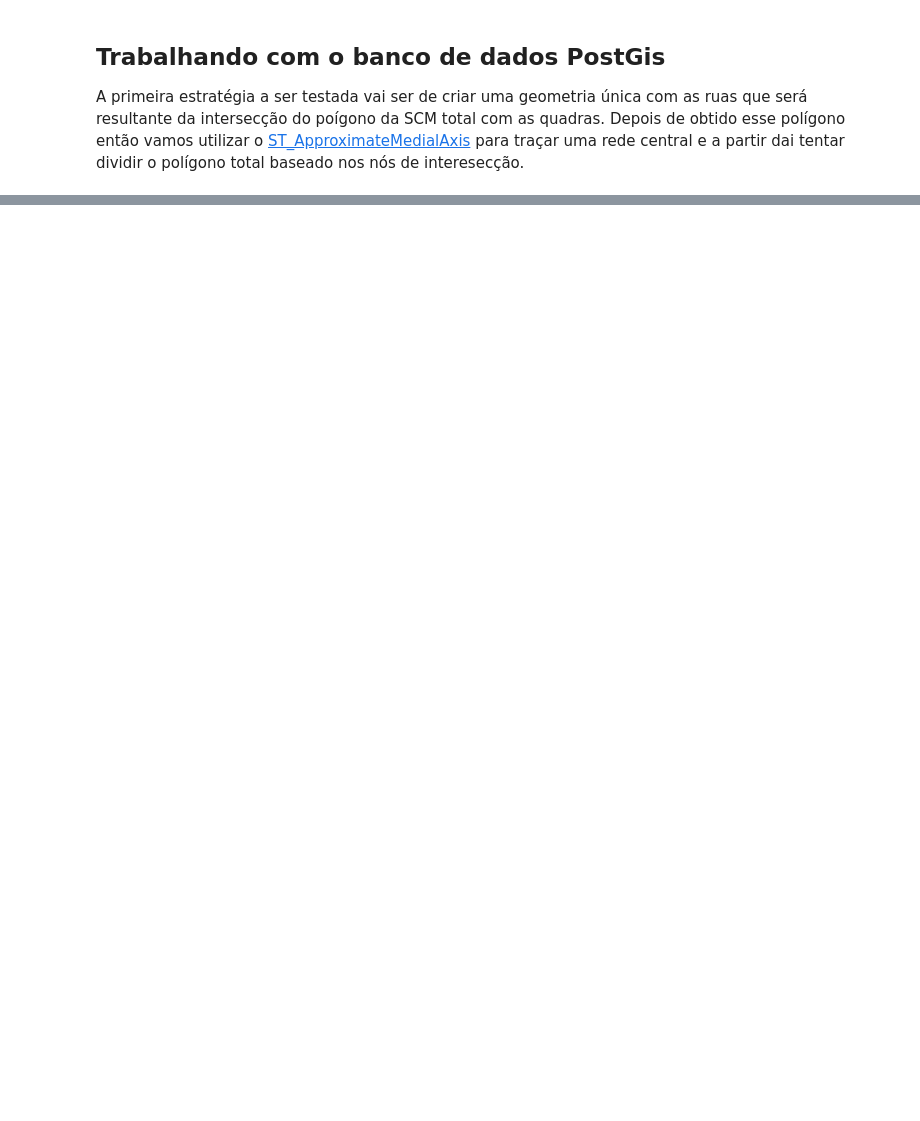
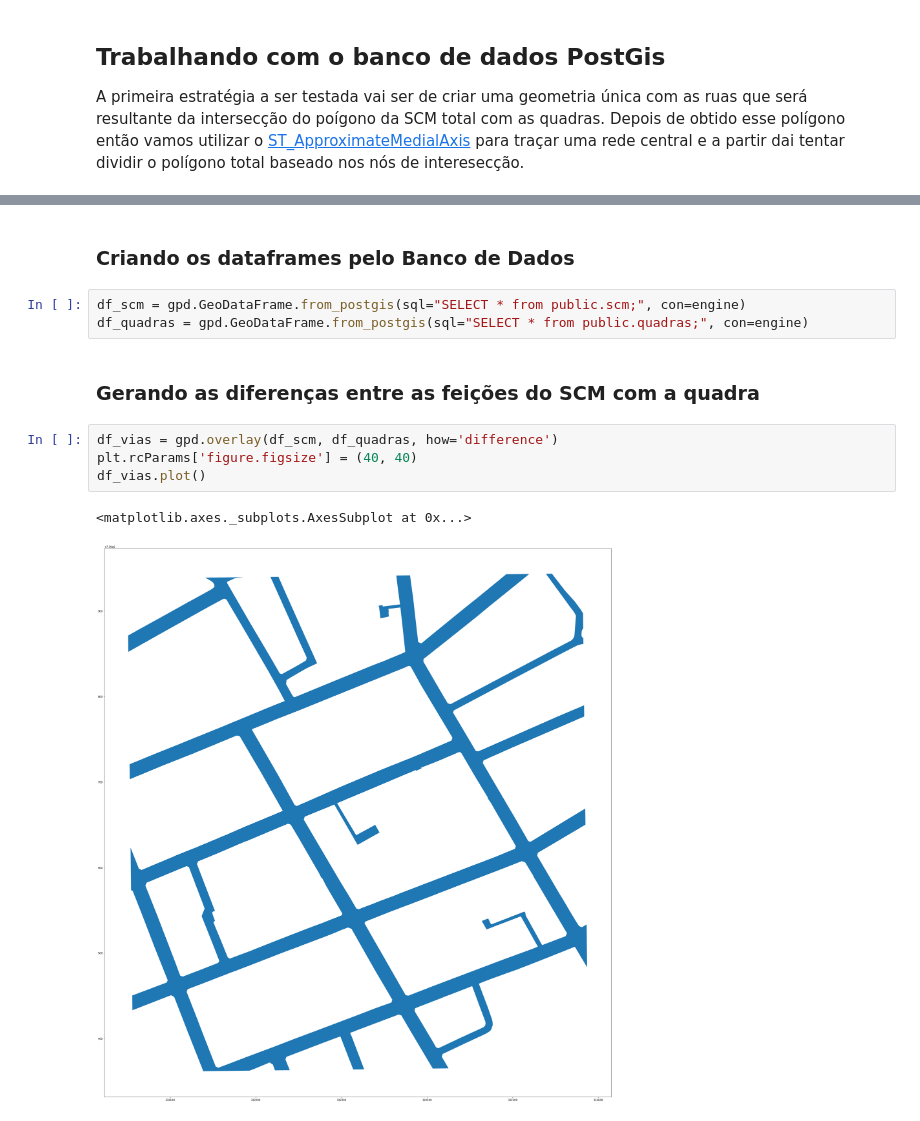
Before and after one commit to geoinfo-smdu/Poligono-de-vias, a Jupyter notebook: Gerando polígonos de vias no município de São Paulo.ipynb, the cells around one changed output, grey strips where cells are left out. Saved outputs shown, nothing was run; the diff lists cells and outputs as text; blank space fills up the shorter version.

Commit message:
gerando o poligono de vias sem cortar

```diff
--- a/Gerando polígonos de vias no município de São Paulo.ipynb
+++ b/Gerando polígonos de vias no município de São Paulo.ipynb
@@ -42,0 +47,14 @@ print (engine.table_names())
+# %% [markdown]
+### Criando os dataframes pelo Banco de Dados
+# %%
+df_scm = gpd.GeoDataFrame.from_postgis(sql="SELECT * from public.scm;", con=engine)
+df_quadras = gpd.GeoDataFrame.from_postgis(sql="SELECT * from public.quadras;", con=engine)
+# %% [markdown]
+### Gerando as diferenças entre as feições do SCM com a quadra
+# %%
+df_vias = gpd.overlay(df_scm, df_quadras, how='difference')
+plt.rcParams['figure.figsize'] = (40, 40)
+df_vias.plot()
+# %% [output]
+<matplotlib.axes._subplots.AxesSubplot at 0x...>
+[figure, added]
```
Also changed, not shown: parts of 2 cells of this notebook.
